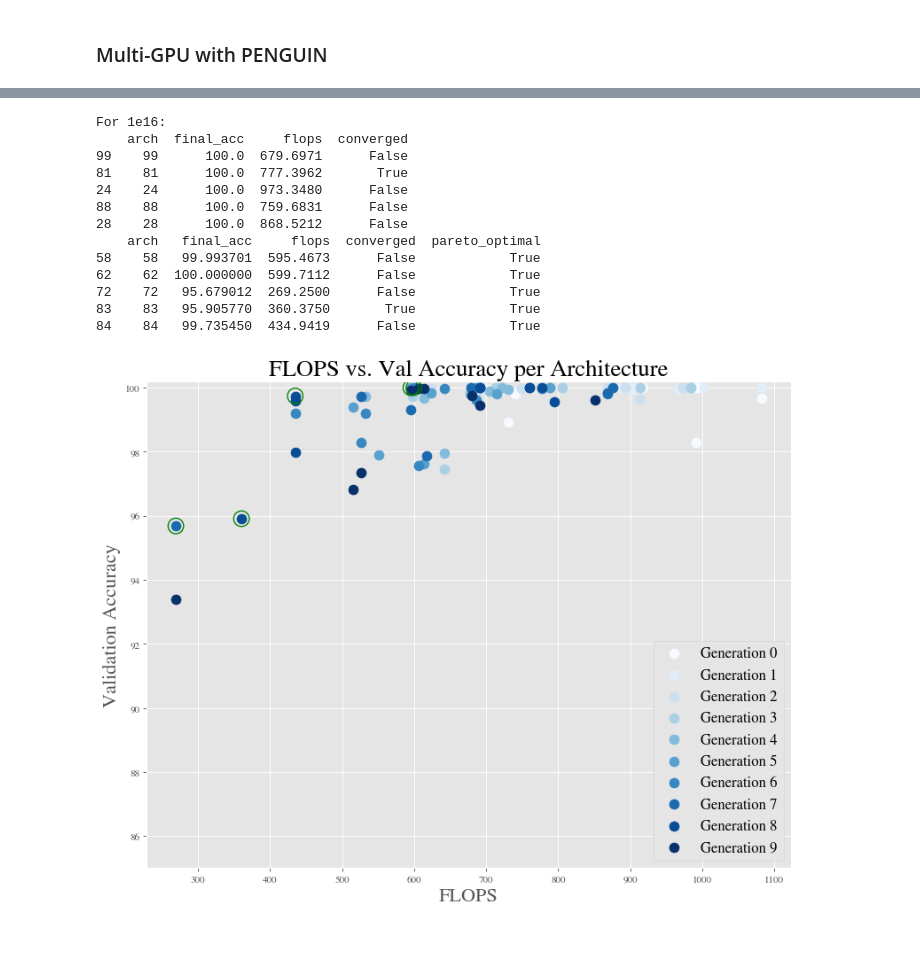
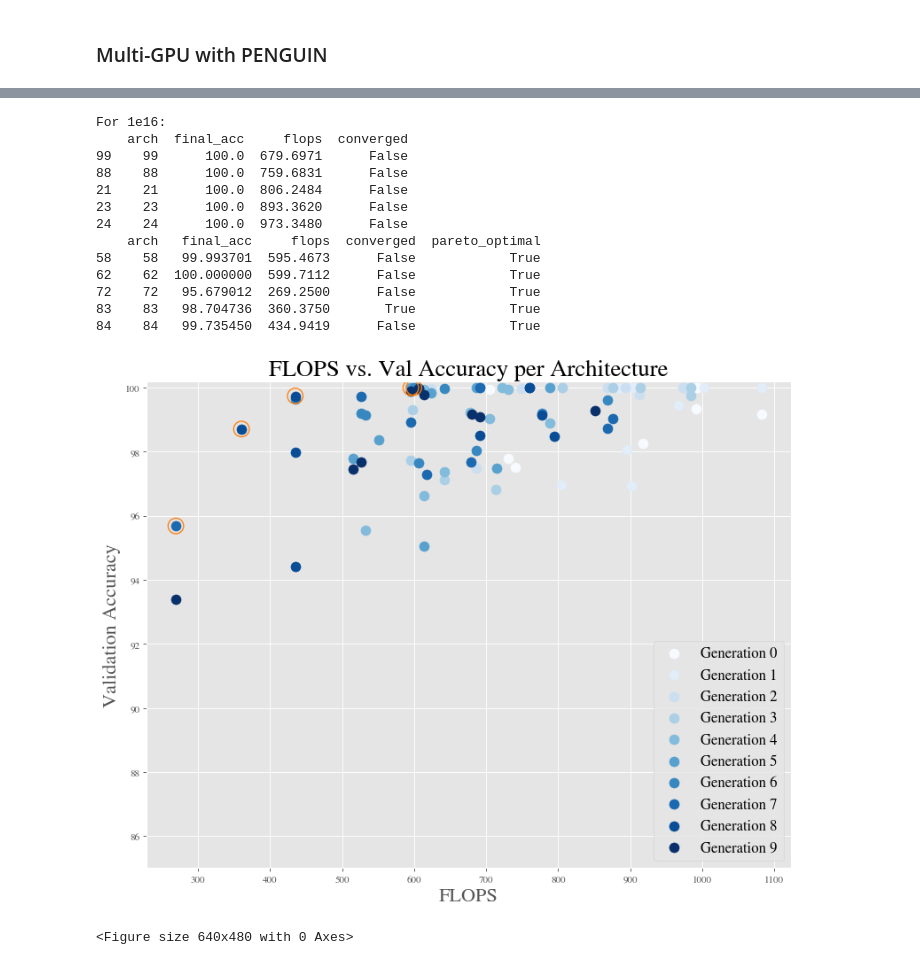
Before and after one commit to TauferLab/Reproducibility_A4NN_ICPP23, a Jupyter notebook: paper_analysis.ipynb, the cells around one changed output, grey strips where cells are left out. Cells and saved outputs as stored; diff of their text form; code cells hidden in the pictures.

```diff
--- a/paper_analysis.ipynb
+++ b/paper_analysis.ipynb
@@ -252,6 +252,7 @@ def one_line_per_arch_penguin(arch_df):
     sorted_by_epoch = arch_df.sort_values('epoch', ascending=False)
     if sorted_by_epoch['converged'].iloc[0] == True:
         to_return = sorted_by_epoch['predictions'].iloc[0]
+        # print(to_return)
     else:
         to_return = sorted_by_epoch['val_accs'].iloc[0]
     return pd.Series({'final_acc':to_return, 'flops':arch_df['flops'].iloc[0], 'converged':sorted_by_epoch['converged'].iloc[0]})
@@ -311,7 +312,7 @@ def make_graphic(one_line, pareto_optimals):
 
     accs = pareto_optimals['final_acc'].to_numpy()
     flops = pareto_optimals['flops'].to_numpy()
-    plt.scatter(flops, accs, s=250, marker='o', color='g', facecolor='None', linewidths=1.2)
+    plt.scatter(flops, accs, s=250, marker='o', color='tab:orange', facecolor='None', linewidths=1.2)
 
     plt.legend(loc='lower right', fontsize=15)
 
@@ -617,32 +621,33 @@ For 1e15:
 # %%
 # 1e16
 print("For 1e16:")
 
 by_arch = gpu4_1e16_stopping.groupby('arch')
-one_line = by_arch.apply(one_line_per_arch).sort_values('arch', ascending=True).reset_index()
+one_line = by_arch.apply(one_line_per_arch_penguin).sort_values('arch', ascending=True).reset_index()
 sorted_by_fitness = one_line.sort_values('final_acc', ascending=False).head()
 print(sorted_by_fitness.head())
 
 costs = one_line[['final_acc', 'flops']].to_numpy()
 pareto_optimals = is_pareto_efficient_simple(costs)
 one_line['pareto_optimal'] = pareto_optimals
 pareto_optimal_arches = one_line.loc[one_line['pareto_optimal'] == True]
 print(pareto_optimal_arches)
 plt = make_graphic(one_line, pareto_optimal_arches)
 plt.show()
 plt.savefig('figures/pareto_4gpu_1e16_penguin.png')
 # %% [output]
 For 1e16:
     arch  final_acc     flops  converged
 99    99      100.0  679.6971      False
-81    81      100.0  777.3962       True
+88    88      100.0  759.6831      False
+21    21      100.0  806.2484      False
+23    23      100.0  893.3620      False
 24    24      100.0  973.3480      False
-88    88      100.0  759.6831      False
-28    28      100.0  868.5212      False
     arch   final_acc     flops  converged  pareto_optimal
 58    58   99.993701  595.4673      False            True
 62    62  100.000000  599.7112      False            True
 72    72   95.679012  269.2500      False            True
-83    83   95.905770  360.3750       True            True
+83    83   98.704736  360.3750       True            True
 84    84   99.735450  434.9419      False            True
-[figure, old version]
+[figure, new version]
+<Figure size 640x480 with 0 Axes>
```
Also changed, not shown: parts of 8 cells of this notebook, 1 other file.
